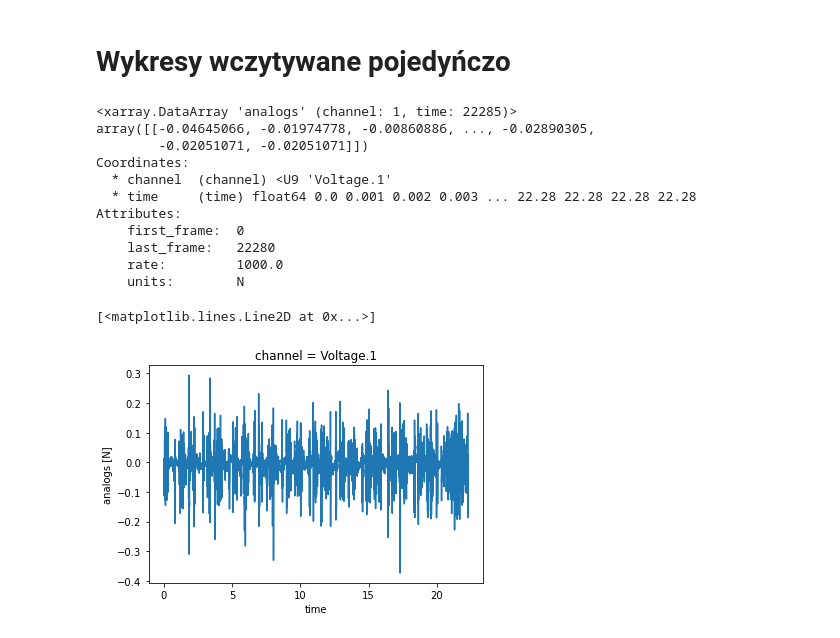
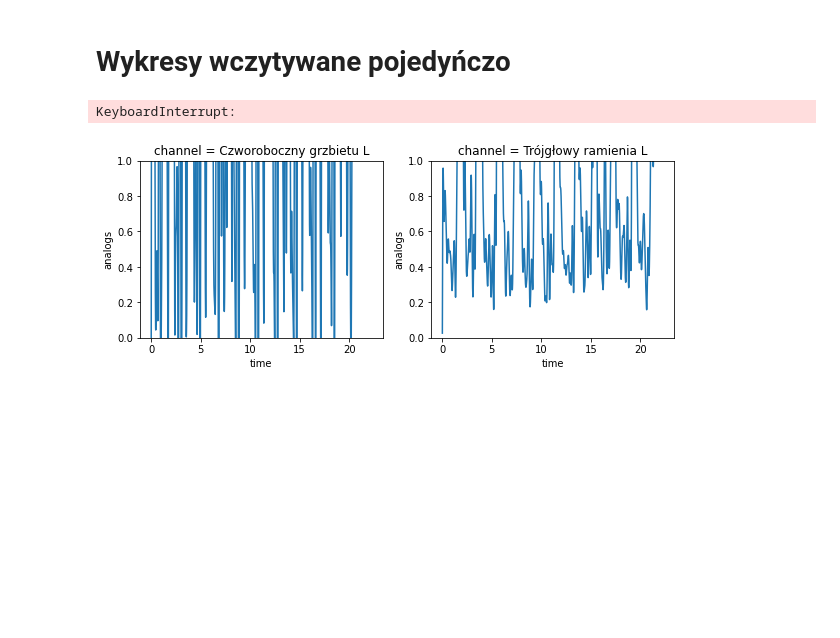
Before and after one commit to kkluwak/PJATK2020, a Jupyter notebook: RDCLabs/odczyt_emg.ipynb, the cells around one changed output. Saved outputs shown, nothing was run; the diff lists cells and outputs as text; code cells hidden in the pictures; blank space fills up the shorter version.

```diff
--- a/RDCLabs/odczyt_emg.ipynb
+++ b/RDCLabs/odczyt_emg.ipynb
@@ -62,30 +62,57 @@ emg_2 = stats.zscore(emg_processed[0])
 # %% [markdown]
 # Wykresy wczytywane pojedyńczo
 # %%
+from matplotlib.pyplot import subplots
+from matplotlib.pyplot import figure
+import matplotlib.pyplot as plt
+
+from sklearn import preprocessing
+import numpy as np
+
+from matplotlib import scale as mscale
+
+
+
 muscles = [["Voltage.1"],["Voltage.2"],["Voltage.3"],["Voltage.4"],["Voltage.5"],["Voltage.6"],["Voltage.7"],["Voltage.8"],["Voltage.9"],["Voltage.10"],["Voltage.11"],["Voltage.12"],["Voltage.13"],["Voltage.14"],["Voltage.15"],["Voltage.16"]]
-muscles_names = ["Czworoboczny grzbietu L","Trójgłowy ramienia L", "Dwugłowy ramienia L", "Prostownik nadgarstka L","Skośny brzucha L", "Pośladkowy średni L","Czworogłowy uda L", "Brzuchaty łydki L","Czworoboczny grzbietu P","Trójgłowy ramienia P", "Dwugłowy ramienia P", "Prostownik nadgarstka P","Skośny brzucha P", "Pośladkowy średni P","Czworogłowy uda P", "Brzuchaty łydki P"]
+muscles_names = [["Czworoboczny grzbietu L"],["Trójgłowy ramienia L"], ["Dwugłowy ramienia L"], ["Prostownik nadgarstka L"],["Skośny brzucha L"], ["Pośladkowy średni L"],["Czworogłowy uda L"], ["Brzuchaty łydki L"],["Czworoboczny grzbietu P"],["Trójgłowy ramienia P"], ["Dwugłowy ramienia P"], ["Prostownik nadgarstka P"],["Skośny brzucha P"], ["Pośladkowy średni P"],["Czworogłowy uda P"], ["Brzuchaty łydki P"]]
+
+
 
 #print(muscles[0])
 emg_list=[]
 
+plt.figure(figsize=(20,15))
+
 for i in range(0,16):
-     emg_list.append(Analogs.from_c3d(data_path, usecols=muscles[i]))
+    emg_list.append(Analogs.from_c3d(data_path, usecols=muscles[i]))
 
-#emg_list = Analogs.from_c3d(data_path, usecols=muscles)
-#print(emg_list[0])
+    emg_p = (
+    emg_list[i].meca.band_pass(order=2, cutoff=[10, 425])
+    .meca.center()
+    .meca.abs()
+    .meca.low_pass(order=4, cutoff=5, freq=emg.rate)
+    .meca.normalize(1)
+    )
 
-emg_list[0].plot(x="time")
+    #print(emg_p.indexes)
+    emg_p['channel'] = muscles_names[i]
+    subplot(4, 4, i+1)
+    emg_p.plot(x="time")
+    plt.ylim(0,1)
+
+
+    #plt.show()
+
+plt.subplots_adjust(left=0.125,
+                    bottom=0.1,
+                    right=0.9,
+                    top=0.9,
+                    wspace=0.25,
+                    hspace=0.35)
+
+print(emg_p.shape)
+#print(emg_p[1])
+#normalized = preprocessing.normalize(a)
 # %% [output]
-<xarray.DataArray 'analogs' (channel: 1, time: 22285)>
-array([[-0.04645066, -0.01974778, -0.00860886, ..., -0.02890305,
-        -0.02051071, -0.02051071]])
-Coordinates:
-  * channel  (channel) <U9 'Voltage.1'
-  * time     (time) float64 0.0 0.001 0.002 0.003 ... 22.28 22.28 22.28 22.28
-Attributes:
-    first_frame:  0
-    last_frame:   22280
-    rate:         1000.0
-    units:        N
+KeyboardInterrupt:
-[<matplotlib.lines.Line2D at 0x...>]
-[figure, old version]
+[figure, new version]
```
Also changed, not shown: parts of 9 cells of this notebook.
